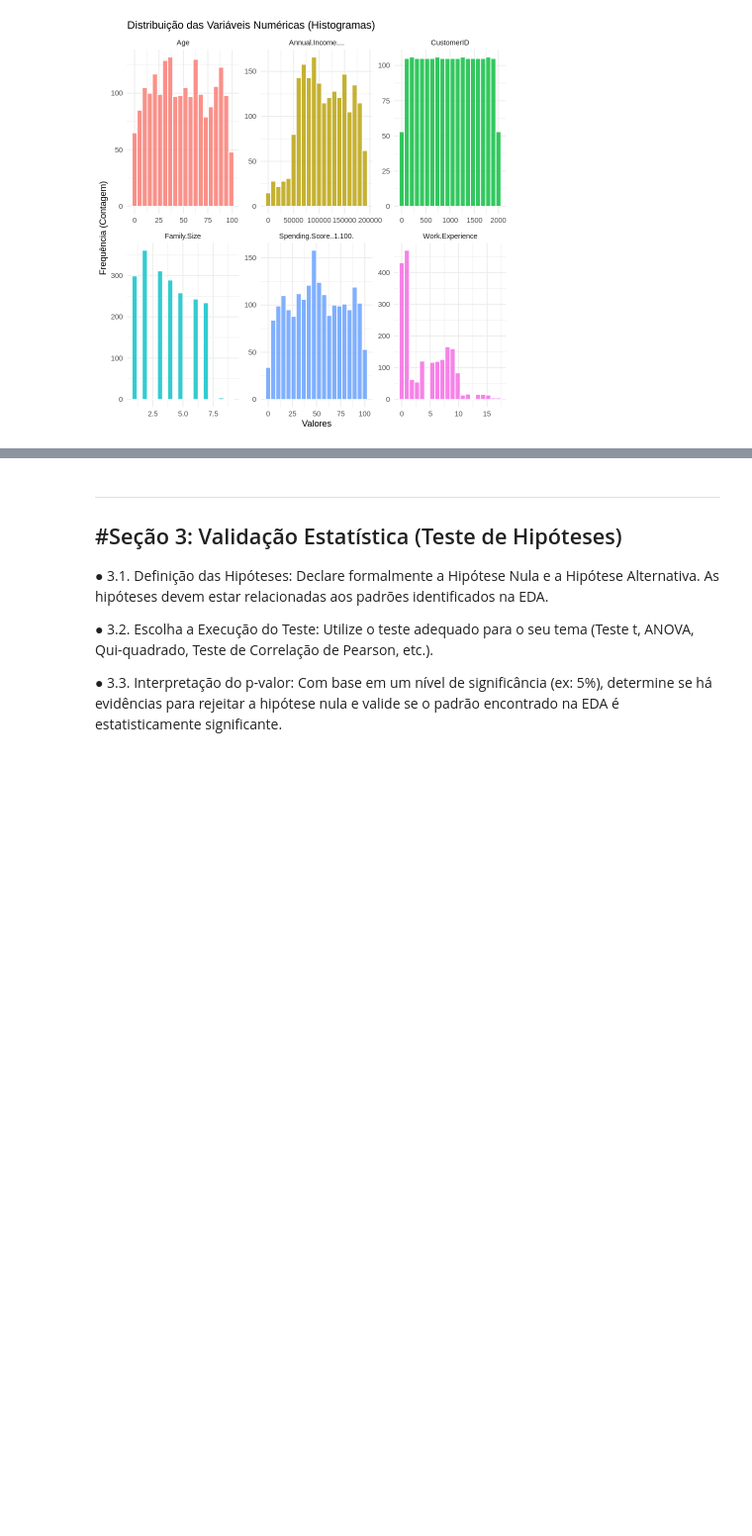
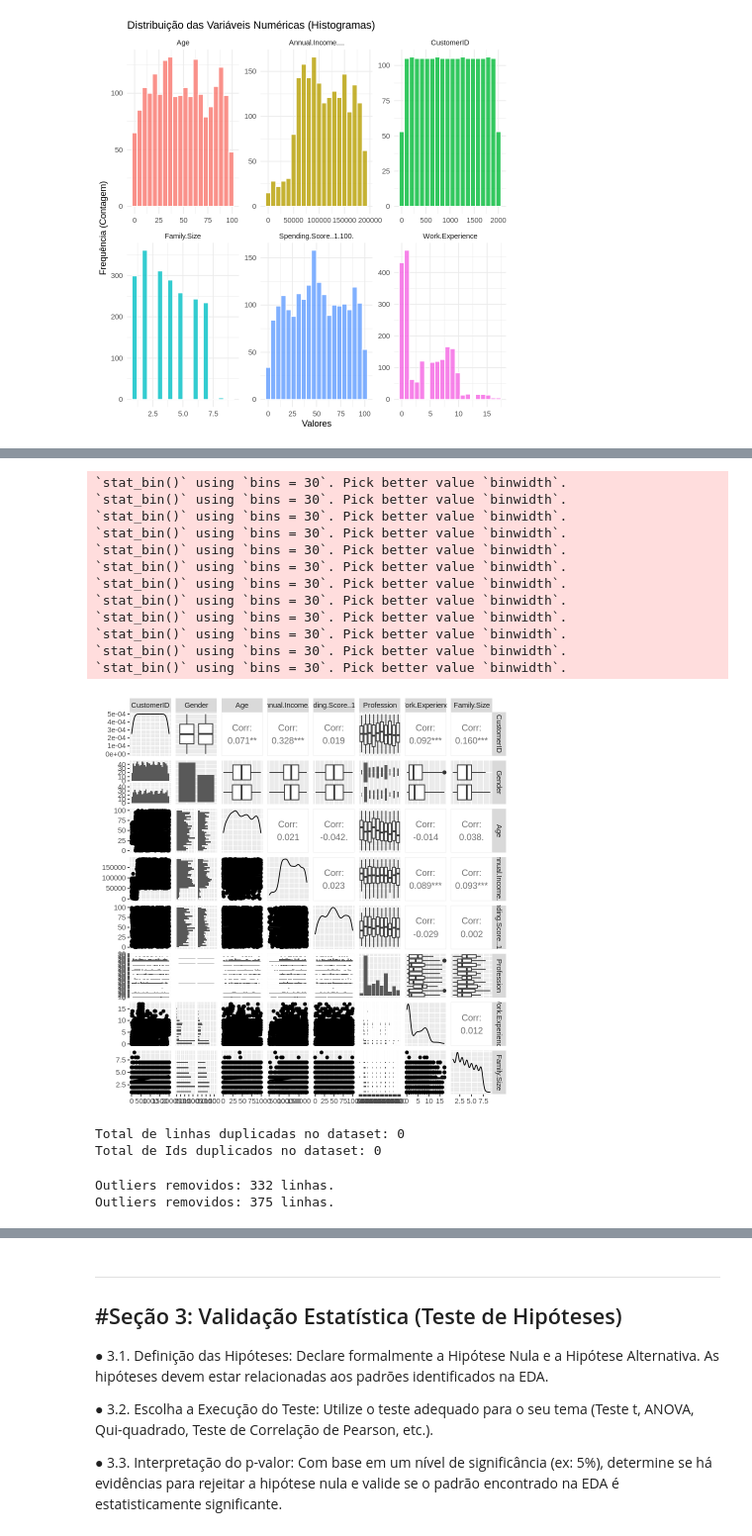
Before and after one commit to ThAlvesM/Kmean_2026-1, a Jupyter notebook: Kmean_2026-1.ipynb, the cells around one changed output, grey strips where cells are left out. Shown at 99% size. Cells and saved outputs as stored; diff of their text form; code cells hidden in the pictures; blank space fills up the shorter version.

```diff
--- a/Kmean_2026-1.ipynb
+++ b/Kmean_2026-1.ipynb
@@ -191,0 +167,33 @@ A data.frame: 6 × 8
+# %%
+ggpairs(dataset, lower = list(continuous = "smooth"))
+# %% [output]
+`stat_bin()` using `bins = 30`. Pick better value `binwidth`.
+`stat_bin()` using `bins = 30`. Pick better value `binwidth`.
+`stat_bin()` using `bins = 30`. Pick better value `binwidth`.
+`stat_bin()` using `bins = 30`. Pick better value `binwidth`.
+`stat_bin()` using `bins = 30`. Pick better value `binwidth`.
+`stat_bin()` using `bins = 30`. Pick better value `binwidth`.
+`stat_bin()` using `bins = 30`. Pick better value `binwidth`.
+`stat_bin()` using `bins = 30`. Pick better value `binwidth`.
+`stat_bin()` using `bins = 30`. Pick better value `binwidth`.
+`stat_bin()` using `bins = 30`. Pick better value `binwidth`.
+`stat_bin()` using `bins = 30`. Pick better value `binwidth`.
+`stat_bin()` using `bins = 30`. Pick better value `binwidth`.
+[figure, added]
+# %%
+cat("Total de linhas duplicadas no dataset:", sum(duplicated(dataset)), "\n")
+cat("Total de Ids duplicados no dataset:", sum(duplicated(dataset$CustomerID)))
+# %% [output]
+Total de linhas duplicadas no dataset: 0
+Total de Ids duplicados no dataset: 0
+# %%
+dataset$Profession[dataset$Profession == ""] <- "Sem Profissão"
+#maiores de 18 anos
+dataset_18 <- dataset[which(dataset$Age >= 18), ]
+cat("Outliers removidos:", nrow(dataset) - nrow(dataset_18), "linhas.\n")
+#idade minima pela lei
+dataset_filtrado <- dataset_18[which((dataset_18$Age - dataset_18$Work.Experience) >= 14), ]
+cat("Outliers removidos:", nrow(dataset) - nrow(dataset_filtrado), "linhas.\n")
+# %% [output]
+Outliers removidos: 332 linhas.
+Outliers removidos: 375 linhas.
```
Also changed, not shown: parts of 8 cells of this notebook.
